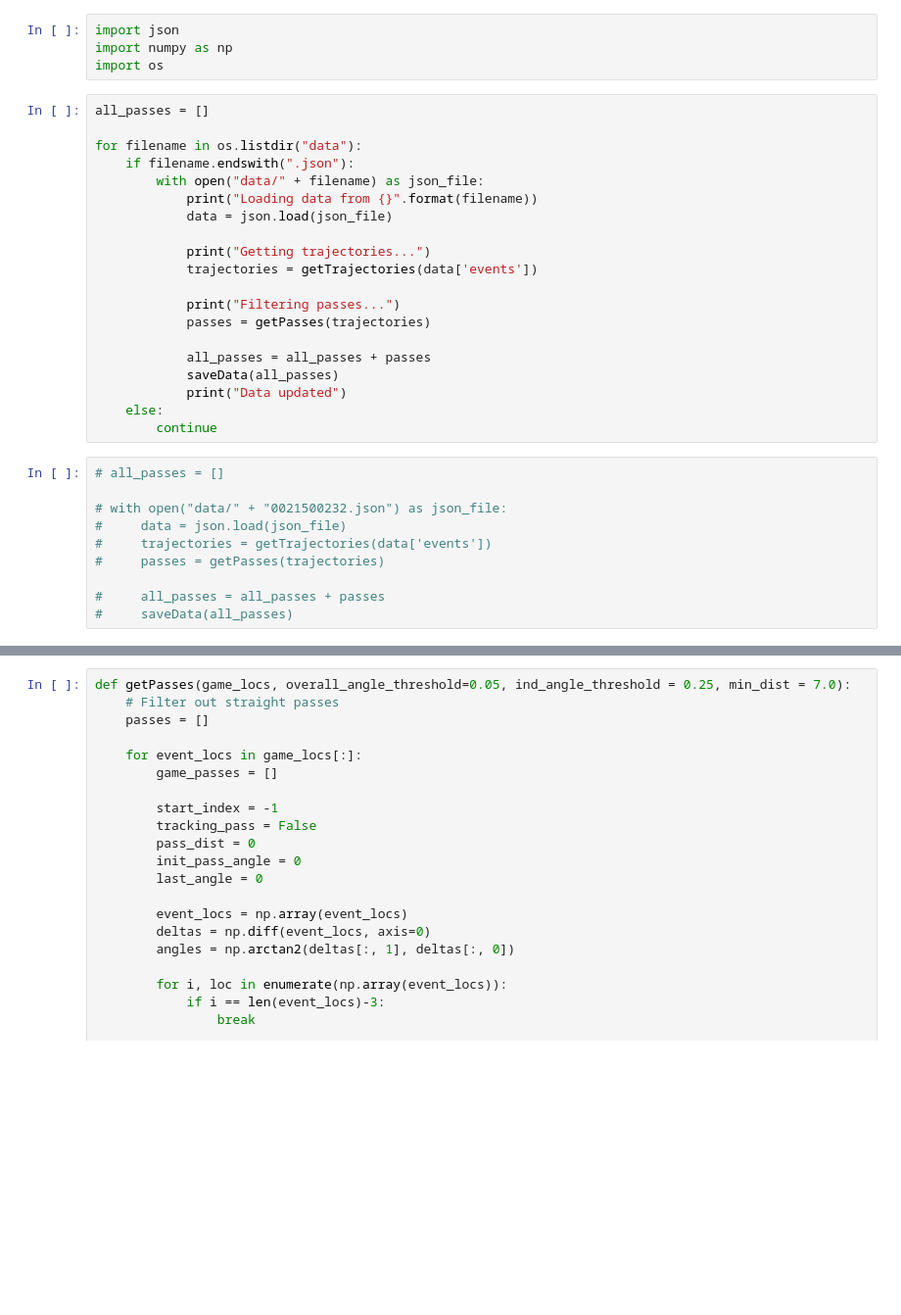
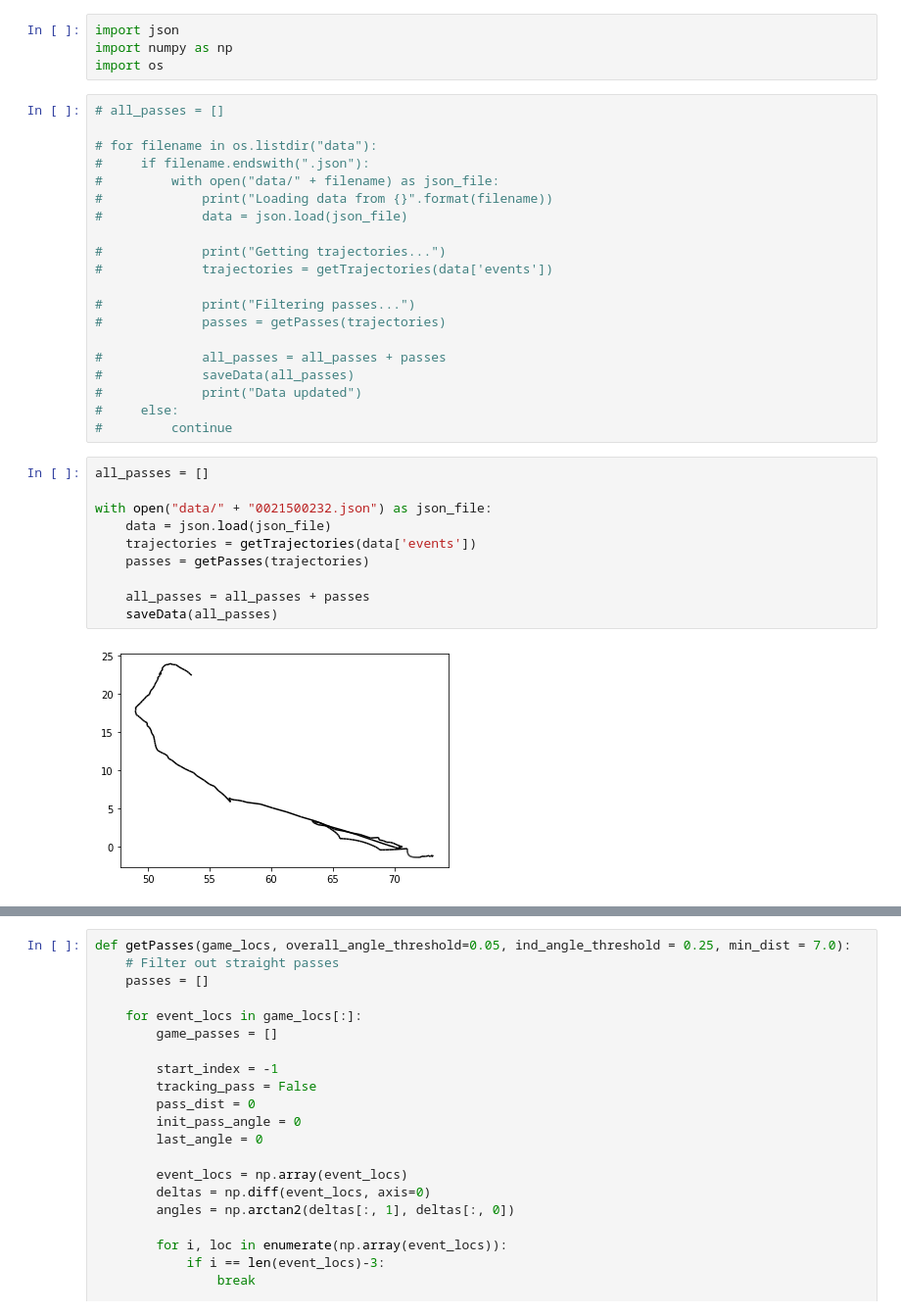
Before and after one commit to 6859-sp21/a4-bball-passing-chart, a Jupyter notebook: CreatePassingData.ipynb, the cells around one changed output, grey strips where cells are left out. Shown at 98% size. Cells and saved outputs as stored; diff of their text form; blank space fills up the shorter version.

Commit message:
Collapse data test

```diff
--- a/CreatePassingData.ipynb
+++ b/CreatePassingData.ipynb
@@ -3,32 +3,34 @@ import json
 import numpy as np
 import os
 # %%
-all_passes = []
+# all_passes = []
 
-for filename in os.listdir("data"):
-    if filename.endswith(".json"):
-        with open("data/" + filename) as json_file:
-            print("Loading data from {}".format(filename))
-            data = json.load(json_file)
+# for filename in os.listdir("data"):
+#     if filename.endswith(".json"):
+#         with open("data/" + filename) as json_file:
+#             print("Loading data from {}".format(filename))
+#             data = json.load(json_file)
 
-            print("Getting trajectories...")
-            trajectories = getTrajectories(data['events'])
+#             print("Getting trajectories...")
+#             trajectories = getTrajectories(data['events'])
 
-            print("Filtering passes...")
-            passes = getPasses(trajectories)
+#             print("Filtering passes...")
+#             passes = getPasses(trajectories)
 
-            all_passes = all_passes + passes
-            saveData(all_passes)
-            print("Data updated")
-    else:
-        continue
+#             all_passes = all_passes + passes
+#             saveData(all_passes)
+#             print("Data updated")
+#     else:
+#         continue
 # %%
-# all_passes = []
+all_passes = []
 
-# with open("data/" + "0021500232.json") as json_file:
-#     data = json.load(json_file)
-#     trajectories = getTrajectories(data['events'])
-#     passes = getPasses(trajectories)
+with open("data/" + "0021500232.json") as json_file:
+    data = json.load(json_file)
+    trajectories = getTrajectories(data['events'])
+    passes = getPasses(trajectories)
 
-#     all_passes = all_passes + passes
-#     saveData(all_passes)
+    all_passes = all_passes + passes
+    saveData(all_passes)
+# %% [output]
+[figure, added]
```
Also changed, not shown: parts of 3 cells of this notebook, 5 other files.
